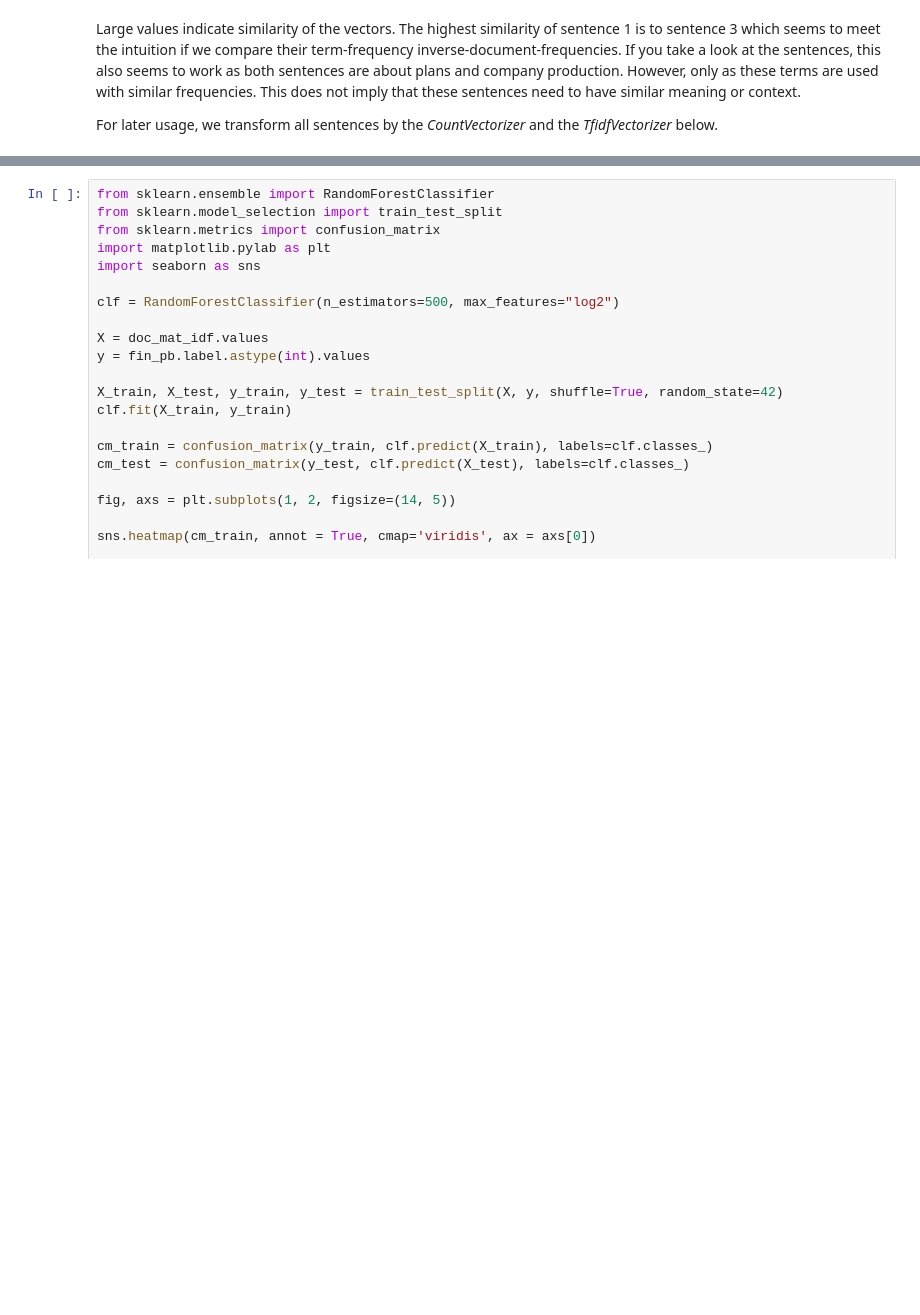
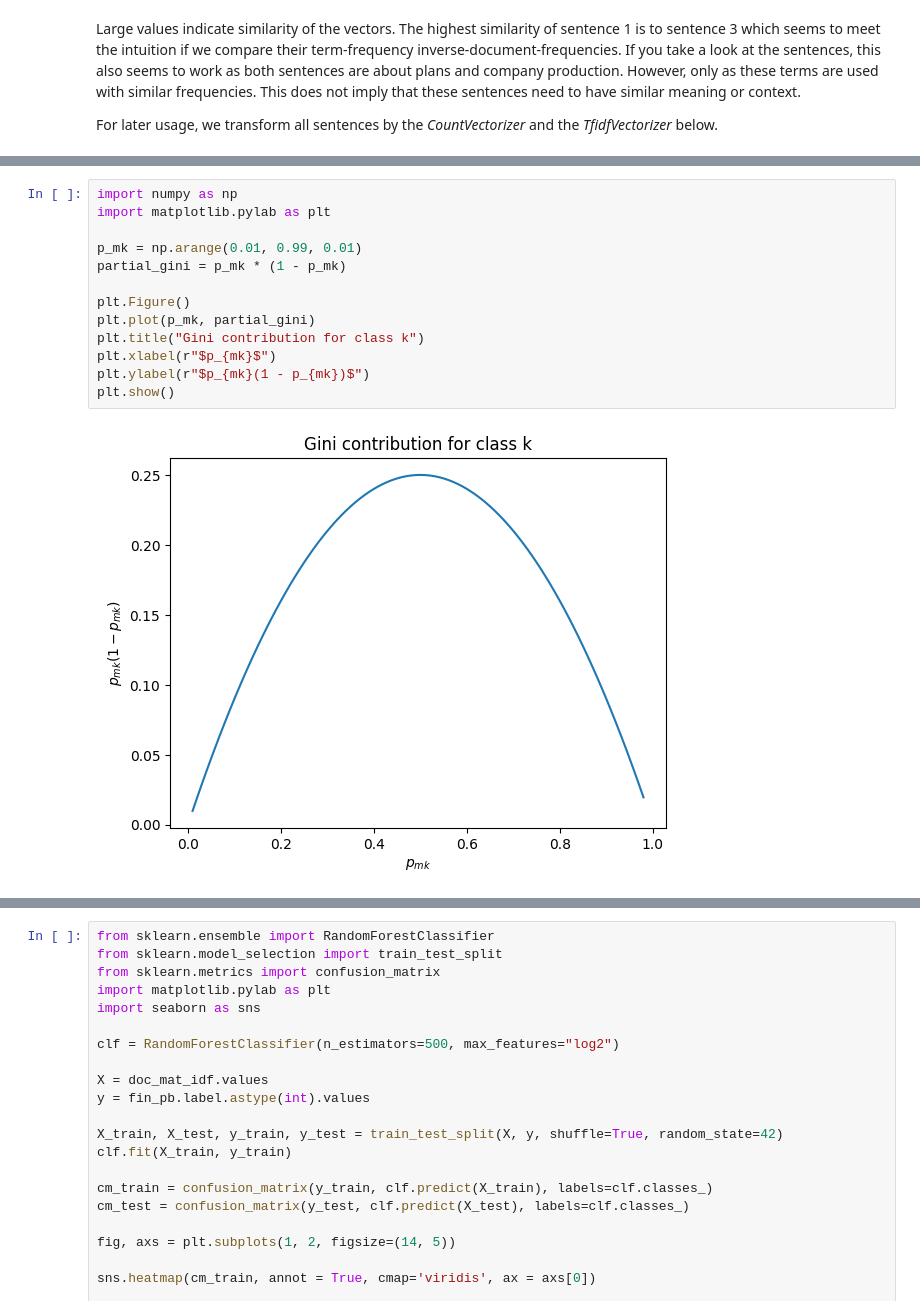
Before and after one commit to RalfKellner/dlta_coursebook, a Jupyter notebook: yt/02_word_frequencies.ipynb, the cells around one changed output, grey strips where cells are left out. Cells and saved outputs as stored; diff of their text form; blank space fills up the shorter version.

```diff
--- a/yt/02_word_frequencies.ipynb
+++ b/yt/02_word_frequencies.ipynb
@@ -323,0 +289,15 @@ The cells below demonstrate how to train a random forest classifier which uses d
+# %%
+import numpy as np
+import matplotlib.pylab as plt
+
+p_mk = np.arange(0.01, 0.99, 0.01)
+partial_gini = p_mk * (1 - p_mk)
+
+plt.Figure()
+plt.plot(p_mk, partial_gini)
+plt.title("Gini contribution for class k")
+plt.xlabel(r"$p_{mk}$")
+plt.ylabel(r"$p_{mk}(1 - p_{mk})$")
+plt.show()
+# %% [output]
+[figure, added]
```
Also changed, not shown: parts of 15 cells of this notebook, 40 other files.
